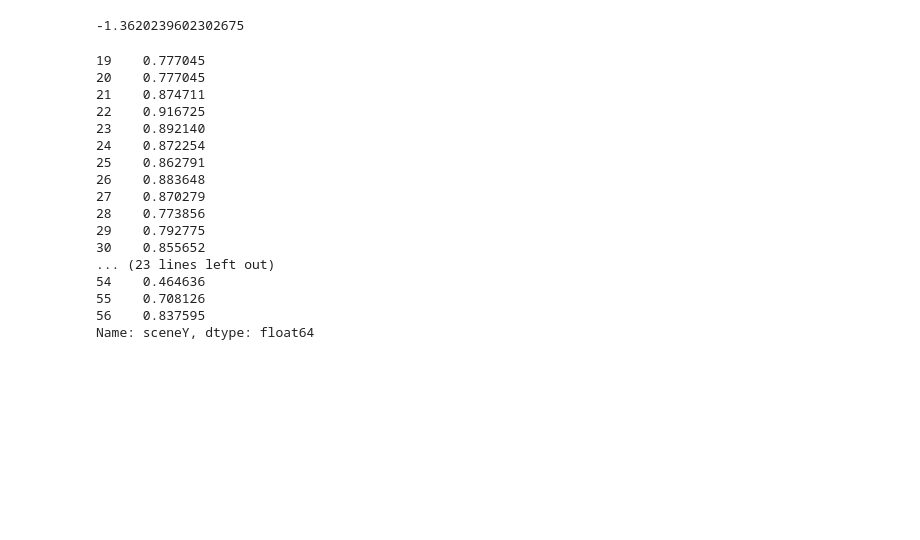
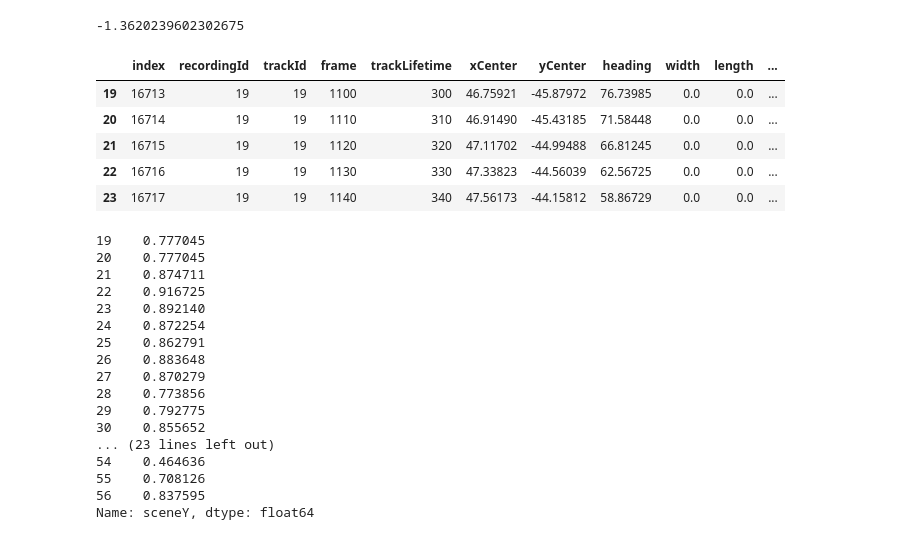
Before and after one commit to ika-rwth-aachen/drone-dataset-tools, a Jupyter notebook: src/notebooks/EDA-Scene.ipynb, the cells around one changed output. Saved outputs shown, nothing was run; the diff lists cells and outputs as text; code cells hidden in the pictures; blank space fills up the shorter version.

```diff
--- a/src/notebooks/EDA-Scene.ipynb
+++ b/src/notebooks/EDA-Scene.ipynb
@@ -67,6 +69,14 @@ otherDf.head(1).iloc[0]["sceneY"]
 -1.3620239602302675
 # %%
 aPed = pedDf[pedDf["uniqueTrackId"]==19019]
+aPed.head()
+# %% [output]
+|  | index | recordingId | trackId | frame | trackLifetime | xCenter | yCenter | heading | width | length | ... |
+| 19 | 16713 | 19 | 19 | 1100 | 300 | 46.75921 | -45.87972 | 76.73985 | 0.0 | 0.0 | ... |
+| 20 | 16714 | 19 | 19 | 1110 | 310 | 46.91490 | -45.43185 | 71.58448 | 0.0 | 0.0 | ... |
+| 21 | 16715 | 19 | 19 | 1120 | 320 | 47.11702 | -44.99488 | 66.81245 | 0.0 | 0.0 | ... |
+| 22 | 16716 | 19 | 19 | 1130 | 330 | 47.33823 | -44.56039 | 62.56725 | 0.0 | 0.0 | ... |
+| 23 | 16717 | 19 | 19 | 1140 | 340 | 47.56173 | -44.15812 | 58.86729 | 0.0 | 0.0 | ... |
 # %%
 def getVelocitySeries(aPedDf: pd.DataFrame, onCol, fps):
     seriesVelo = aPedDf[onCol].rolling(window=2).apply(lambda values: (values.iloc[0]-values.iloc[1]) / (1/fps))
```
Also changed, not shown: parts of 1 cell of this notebook, 3 other files.
